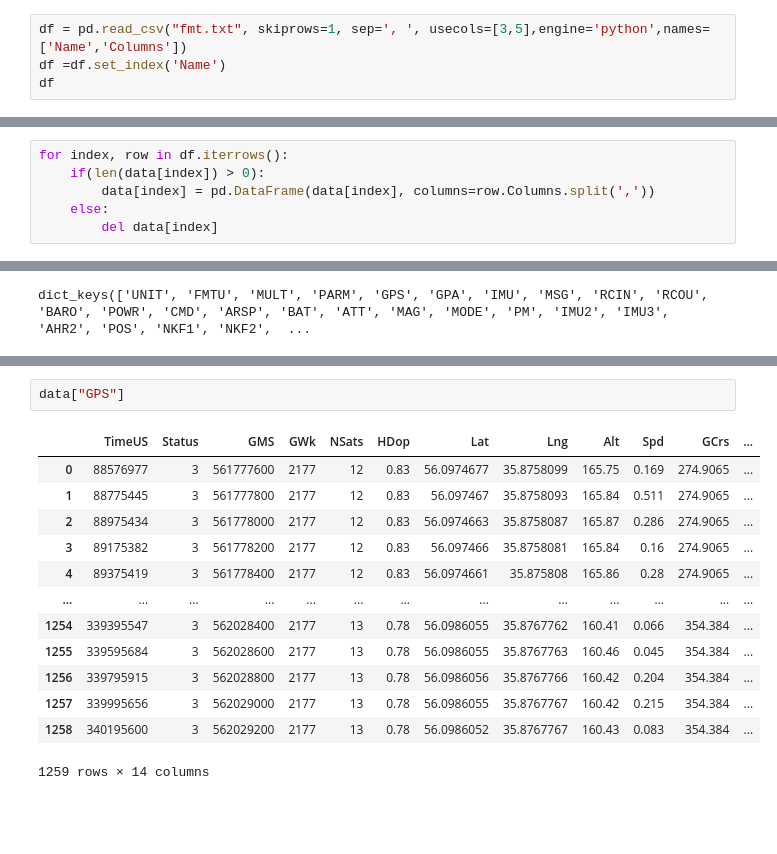
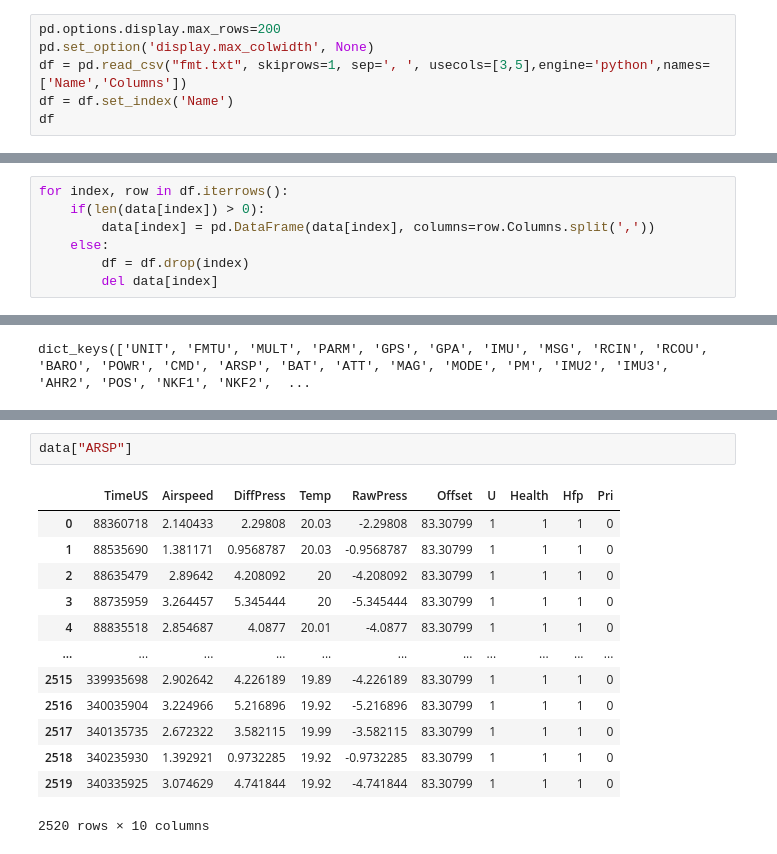
Before and after one commit to alex-12345/mai_tasks, a Jupyter notebook: alfer/parser.ipynb, the cells around one changed output, grey strips where cells are left out. Drawn from its saved outputs; the diff is of its cells as text; blank space fills up the shorter version.

```diff
--- a/alfer/parser.ipynb
+++ b/alfer/parser.ipynb
@@ -6,6 +7,8 @@ import numpy as np
 # %%
+pd.options.display.max_rows=200
+pd.set_option('display.max_colwidth', None)
 df = pd.read_csv("fmt.txt", skiprows=1, sep=', ', usecols=[3,5],engine='python',names=['Name','Columns'])
-df =df.set_index('Name')
+df = df.set_index('Name')
 df
 # %% [output]
 |  | Columns |
@@ -47,4 +54,5 @@ for index, row in df.iterrows():
     if(len(data[index]) > 0):
         data[index] = pd.DataFrame(data[index], columns=row.Columns.split(','))
     else:
+        df = df.drop(index)
         del data[index]
@@ -123,16 +103,16 @@ data["PARM"]
 # %%
-data["GPS"]
+data["ARSP"]
 # %% [output]
-|  | TimeUS | Status | GMS | GWk | NSats | HDop | Lat | Lng | Alt | Spd | GCrs | ... |
-| 0 | 88576977 | 3 | 561777600 | 2177 | 12 | 0.83 | 56.0974677 | 35.8758099 | 165.75 | 0.169 | 274.9065 | ... |
-| 1 | 88775445 | 3 | 561777800 | 2177 | 12 | 0.83 | 56.097467 | 35.8758093 | 165.84 | 0.511 | 274.9065 | ... |
-| 2 | 88975434 | 3 | 561778000 | 2177 | 12 | 0.83 | 56.0974663 | 35.8758087 | 165.87 | 0.286 | 274.9065 | ... |
-| 3 | 89175382 | 3 | 561778200 | 2177 | 12 | 0.83 | 56.097466 | 35.8758081 | 165.84 | 0.16 | 274.9065 | ... |
-| 4 | 89375419 | 3 | 561778400 | 2177 | 12 | 0.83 | 56.0974661 | 35.875808 | 165.86 | 0.28 | 274.9065 | ... |
-| ... | ... | ... | ... | ... | ... | ... | ... | ... | ... | ... | ... | ... |
-| 1254 | 339395547 | 3 | 562028400 | 2177 | 13 | 0.78 | 56.0986055 | 35.8767762 | 160.41 | 0.066 | 354.384 | ... |
-| 1255 | 339595684 | 3 | 562028600 | 2177 | 13 | 0.78 | 56.0986055 | 35.8767763 | 160.46 | 0.045 | 354.384 | ... |
-| 1256 | 339795915 | 3 | 562028800 | 2177 | 13 | 0.78 | 56.0986056 | 35.8767766 | 160.42 | 0.204 | 354.384 | ... |
-| 1257 | 339995656 | 3 | 562029000 | 2177 | 13 | 0.78 | 56.0986055 | 35.8767767 | 160.42 | 0.215 | 354.384 | ... |
-| 1258 | 340195600 | 3 | 562029200 | 2177 | 13 | 0.78 | 56.0986052 | 35.8767767 | 160.43 | 0.083 | 354.384 | ... |
+|  | TimeUS | Airspeed | DiffPress | Temp | RawPress | Offset | U | Health | Hfp | Pri |
+| 0 | 88360718 | 2.140433 | 2.29808 | 20.03 | -2.29808 | 83.30799 | 1 | 1 | 1 | 0 |
+| 1 | 88535690 | 1.381171 | 0.9568787 | 20.03 | -0.9568787 | 83.30799 | 1 | 1 | 1 | 0 |
+| 2 | 88635479 | 2.89642 | 4.208092 | 20 | -4.208092 | 83.30799 | 1 | 1 | 1 | 0 |
+| 3 | 88735959 | 3.264457 | 5.345444 | 20 | -5.345444 | 83.30799 | 1 | 1 | 1 | 0 |
+| 4 | 88835518 | 2.854687 | 4.0877 | 20.01 | -4.0877 | 83.30799 | 1 | 1 | 1 | 0 |
+| ... | ... | ... | ... | ... | ... | ... | ... | ... | ... | ... |
+| 2515 | 339935698 | 2.902642 | 4.226189 | 19.89 | -4.226189 | 83.30799 | 1 | 1 | 1 | 0 |
+| 2516 | 340035904 | 3.224966 | 5.216896 | 19.92 | -5.216896 | 83.30799 | 1 | 1 | 1 | 0 |
+| 2517 | 340135735 | 2.672322 | 3.582115 | 19.99 | -3.582115 | 83.30799 | 1 | 1 | 1 | 0 |
+| 2518 | 340235930 | 1.392921 | 0.9732285 | 19.92 | -0.9732285 | 83.30799 | 1 | 1 | 1 | 0 |
+| 2519 | 340335925 | 3.074629 | 4.741844 | 19.92 | -4.741844 | 83.30799 | 1 | 1 | 1 | 0 |
-1259 rows × 14 columns
+2520 rows × 10 columns
```
Also changed, not shown: parts of 17 cells of this notebook.
